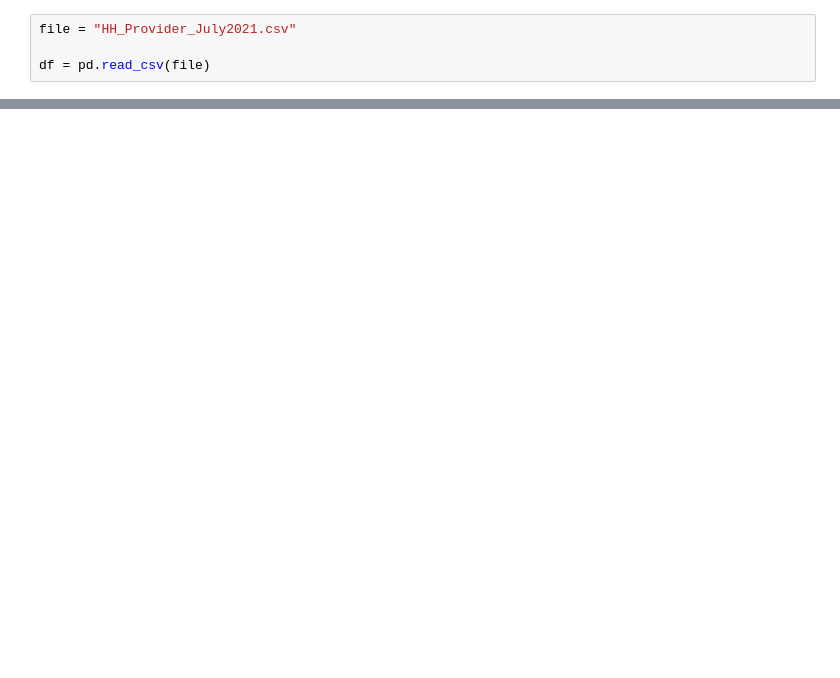
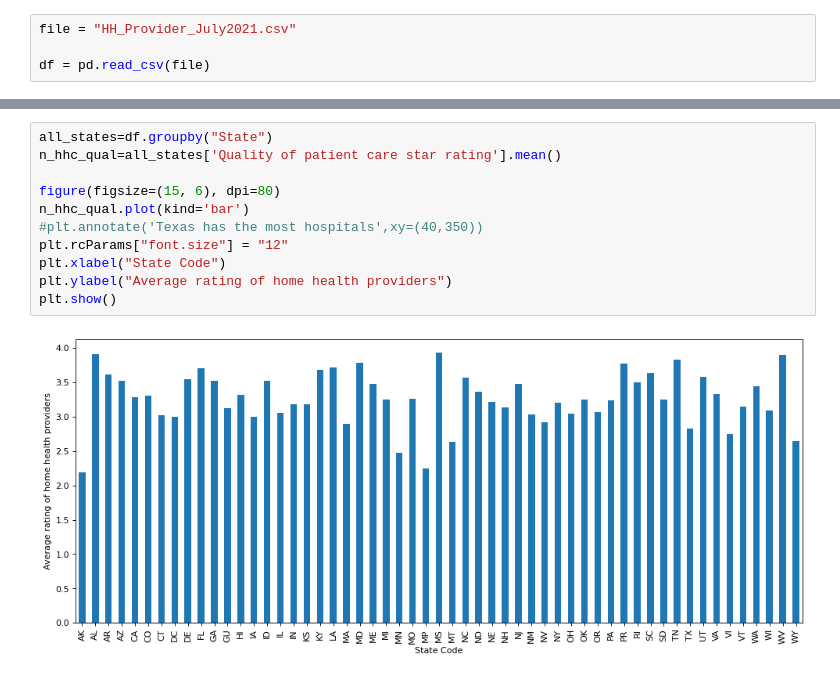
Before and after one commit to NKelly1992/Project-1---Medical-Deserts, a Jupyter notebook: HomeHealthCareProviderData.ipynb, the cells around one changed output, grey strips where cells are left out. Cells and saved outputs as stored; diff of their text form; blank space fills up the shorter version.

```diff
--- a/HomeHealthCareProviderData.ipynb
+++ b/HomeHealthCareProviderData.ipynb
@@ -124,0 +163,13 @@ for i in range(length):
+# %%
+all_states=df.groupby("State")
+n_hhc_qual=all_states['Quality of patient care star rating'].mean()
+
+figure(figsize=(15, 6), dpi=80)
+n_hhc_qual.plot(kind='bar')
+#plt.annotate('Texas has the most hospitals',xy=(40,350))
+plt.rcParams["font.size"] = "12"
+plt.xlabel("State Code")
+plt.ylabel("Average rating of home health providers")
+plt.show()
+# %% [output]
+[figure, added]
```
Also changed, not shown: parts of 20 cells of this notebook, 2 other files.
